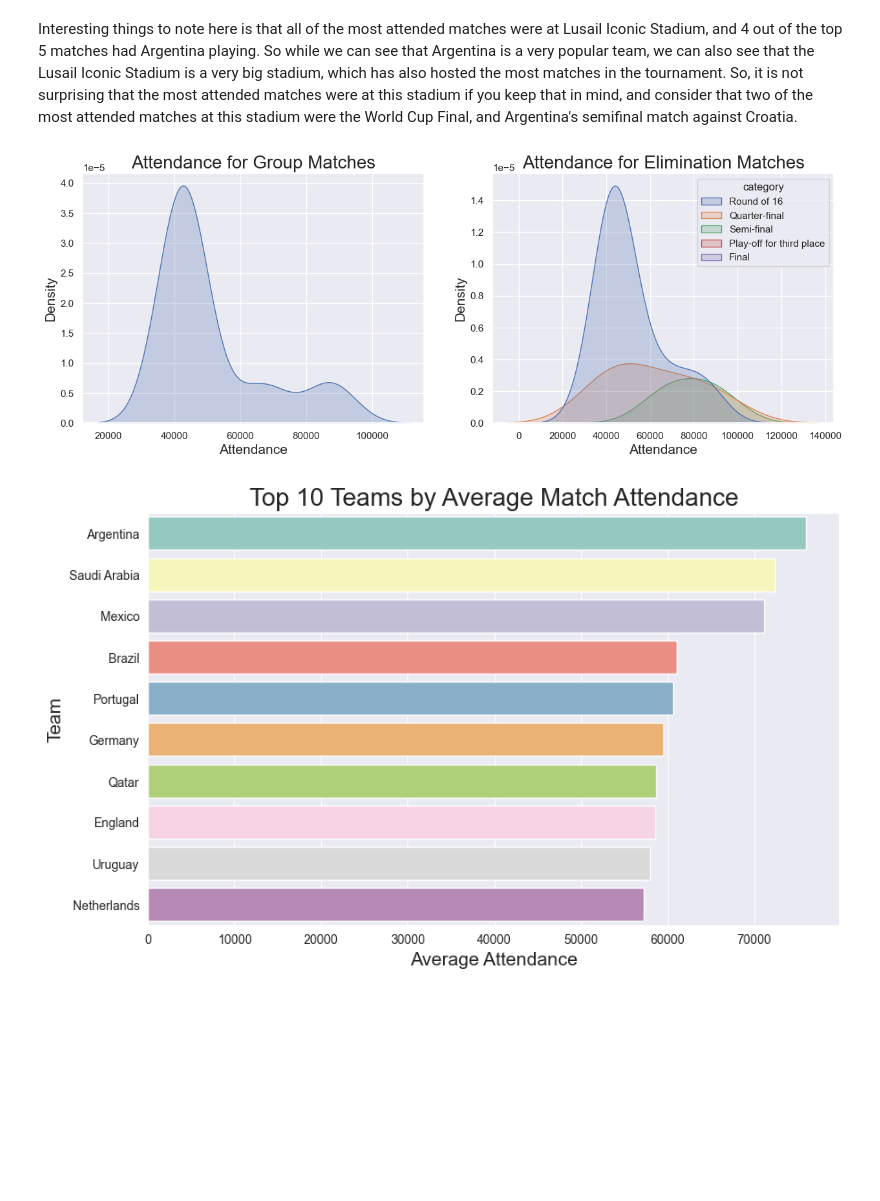
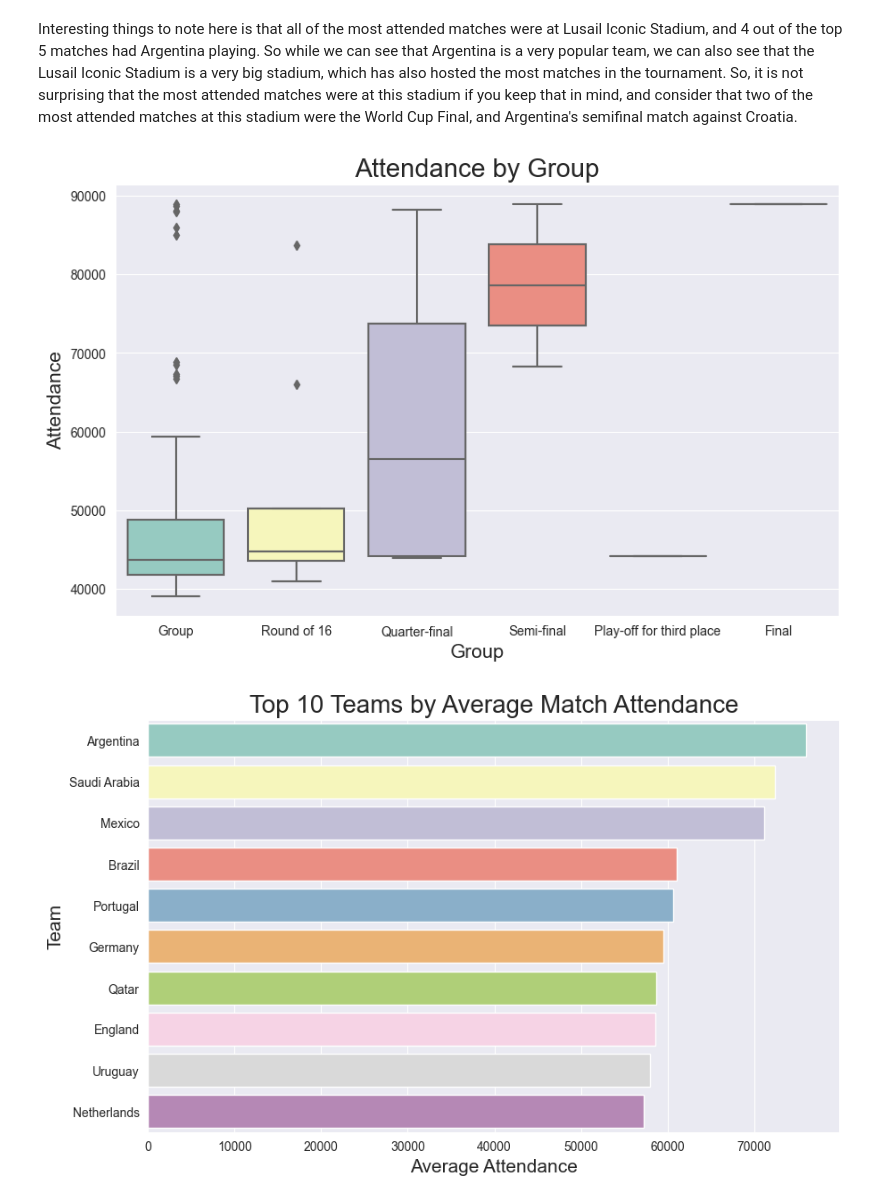
Before and after one commit to ccvale/2022-Qatar-World-Cup-Analysis, a Jupyter notebook: worldcup.ipynb, the cells around one changed output. Saved outputs shown, nothing was run; the diff lists cells and outputs as text; code cells hidden in the pictures; blank space fills up the shorter version.

```diff
--- a/worldcup.ipynb
+++ b/worldcup.ipynb
@@ -724,22 +719,17 @@ plt.xticks(rotation=20)
 [figure]
 # %% [markdown]
 Interesting things to note here is that all of the most attended matches were at Lusail Iconic Stadium, and 4 out of the top 5 matches had Argentina playing. So while we can see that Argentina is a very popular team, we can also see that the Lusail Iconic Stadium is a very big stadium, which has also hosted the most matches in the tournament. So, it is not surprising that the most attended matches were at this stadium if you keep that in mind, and consider that two of the most attended matches at this stadium were the World Cup Final, and Argentina's semifinal match against Croatia.
-# %%
-# create two density plots side by side; one for attendance when category is Group, and one for attendance when category is everything else
-fig, axes = plt.subplots(1, 2, figsize=(15, 5))
-sns.set_style('darkgrid')
-sns.kdeplot(data=matches[matches['category'] == 'Group'], x='attendance', shade=True, ax=axes[0])
-sns.kdeplot(data=matches[matches['category'] != 'Group'], x='attendance', hue='category',label='Other', shade=True, ax=axes[1])
-
-axes[0].set_title('Attendance for Group Matches', fontsize=20)
-axes[0].set_xlabel('Attendance', fontsize=15)
-axes[0].set_ylabel('Density', fontsize=15)
-axes[1].set_title('Attendance for Elimination Matches', fontsize=20)
-axes[1].set_xlabel('Attendance', fontsize=15)
-axes[1].set_ylabel('Density', fontsize=15)
-plt.show()
-# %% [output]
-[figure, removed]
+# %%
+plt.figure(figsize=(10, 6))
+sns.set_style('darkgrid')
+sns.boxplot(data=matches, x='category', y='attendance', palette='Set3')
+
+plt.title('Attendance by Group', fontsize=20)
+plt.xlabel('Group', fontsize=15)
+plt.ylabel('Attendance', fontsize=15)
+plt.show()
+# %% [output]
+[figure, added]
 # %%
 team_attendance = matches.groupby('team1')['attendance'].sum() + matches.groupby('team2')['attendance'].sum()
 team_matches = matches.groupby('team1')['attendance'].count() + matches.groupby('team2')['attendance'].count()
```
Also changed, not shown: parts of 7 cells of this notebook.
